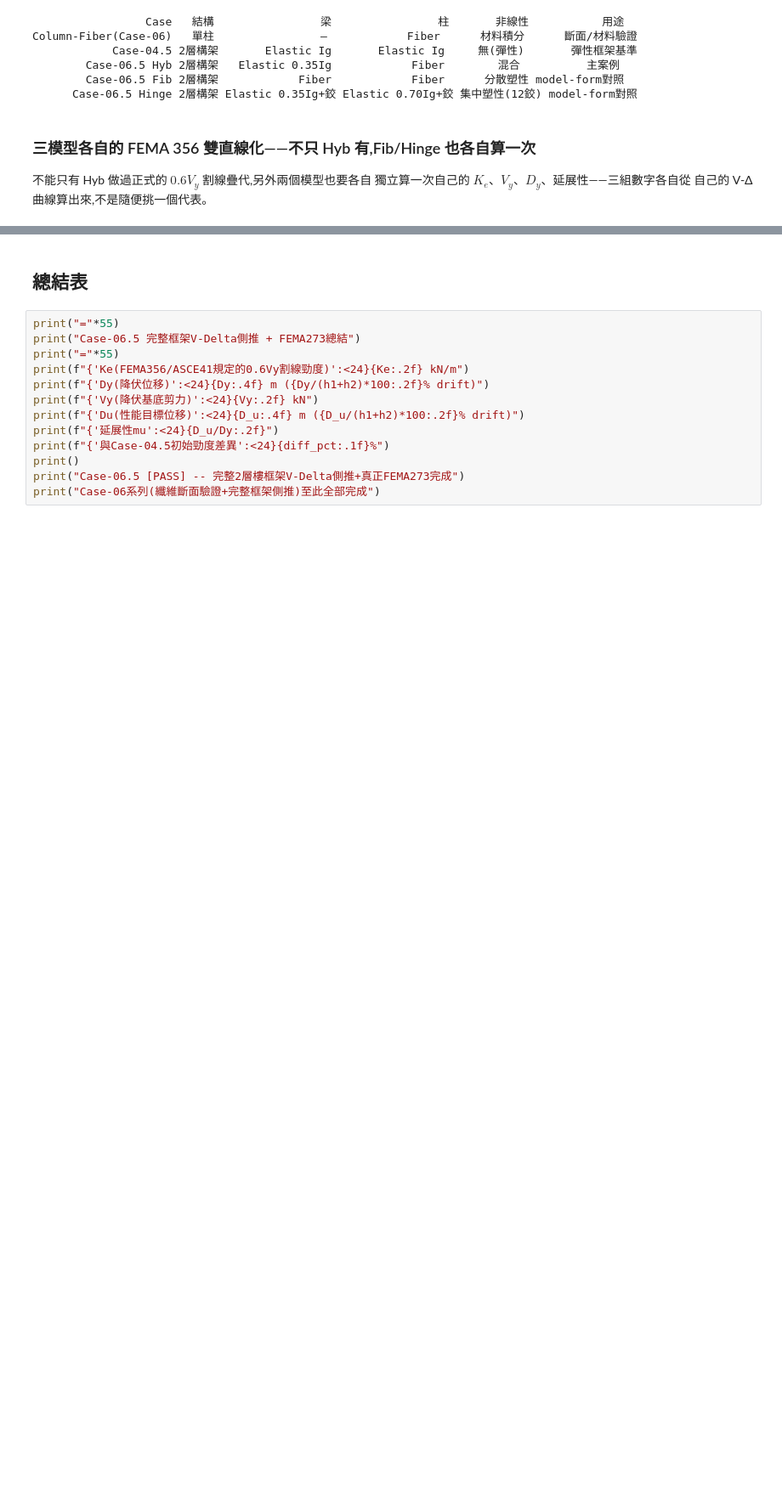
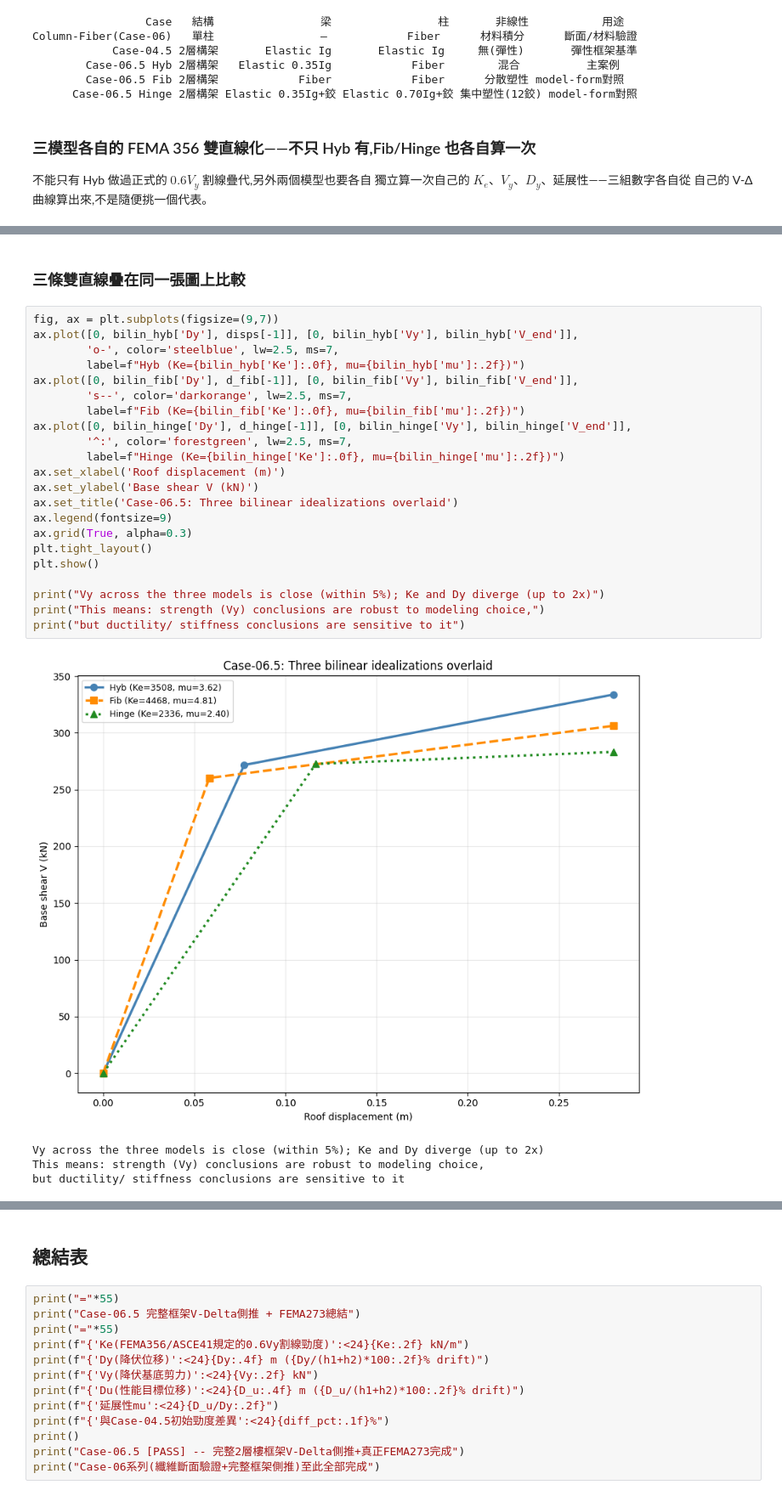
Before and after one commit to zhixiu0223/taiwan-seismic-code-calc, a Jupyter notebook: notebooks/case06_5_frame_pushover_fema273.ipynb, the cells around one changed output, grey strips where cells are left out. Shown at 85% size. Drawn from its saved outputs; the diff is of its cells as text; blank space fills up the shorter version.

```diff
--- a/notebooks/case06_5_frame_pushover_fema273.ipynb
+++ b/notebooks/case06_5_frame_pushover_fema273.ipynb
@@ -855,0 +884,29 @@ Hinge     2336.3      272.6     0.1167    2.40
+# %% [markdown]
+### 三條雙直線疊在同一張圖上比較
+# %%
+fig, ax = plt.subplots(figsize=(9,7))
+ax.plot([0, bilin_hyb['Dy'], disps[-1]], [0, bilin_hyb['Vy'], bilin_hyb['V_end']],
+        'o-', color='steelblue', lw=2.5, ms=7,
+        label=f"Hyb (Ke={bilin_hyb['Ke']:.0f}, mu={bilin_hyb['mu']:.2f})")
+ax.plot([0, bilin_fib['Dy'], d_fib[-1]], [0, bilin_fib['Vy'], bilin_fib['V_end']],
+        's--', color='darkorange', lw=2.5, ms=7,
+        label=f"Fib (Ke={bilin_fib['Ke']:.0f}, mu={bilin_fib['mu']:.2f})")
+ax.plot([0, bilin_hinge['Dy'], d_hinge[-1]], [0, bilin_hinge['Vy'], bilin_hinge['V_end']],
+        '^:', color='forestgreen', lw=2.5, ms=7,
+        label=f"Hinge (Ke={bilin_hinge['Ke']:.0f}, mu={bilin_hinge['mu']:.2f})")
+ax.set_xlabel('Roof displacement (m)')
+ax.set_ylabel('Base shear V (kN)')
+ax.set_title('Case-06.5: Three bilinear idealizations overlaid')
+ax.legend(fontsize=9)
+ax.grid(True, alpha=0.3)
+plt.tight_layout()
+plt.show()
+
+print("Vy across the three models is close (within 5%); Ke and Dy diverge (up to 2x)")
+print("This means: strength (Vy) conclusions are robust to modeling choice,")
+print("but ductility/ stiffness conclusions are sensitive to it")
+# %% [output]
+[figure, added]
+Vy across the three models is close (within 5%); Ke and Dy diverge (up to 2x)
+This means: strength (Vy) conclusions are robust to modeling choice,
+but ductility/ stiffness conclusions are sensitive to it
```
Also changed, not shown: parts of 7 cells of this notebook.
